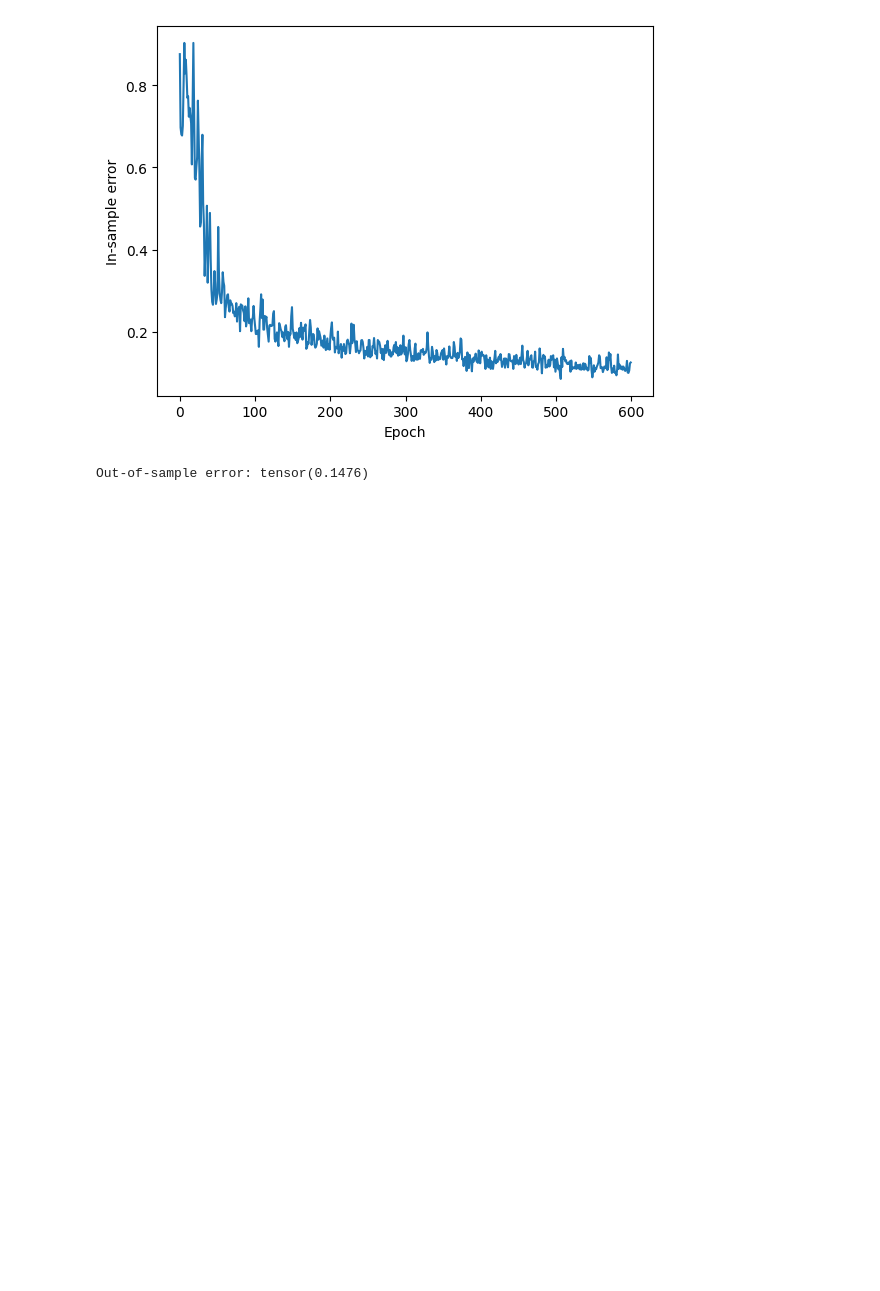
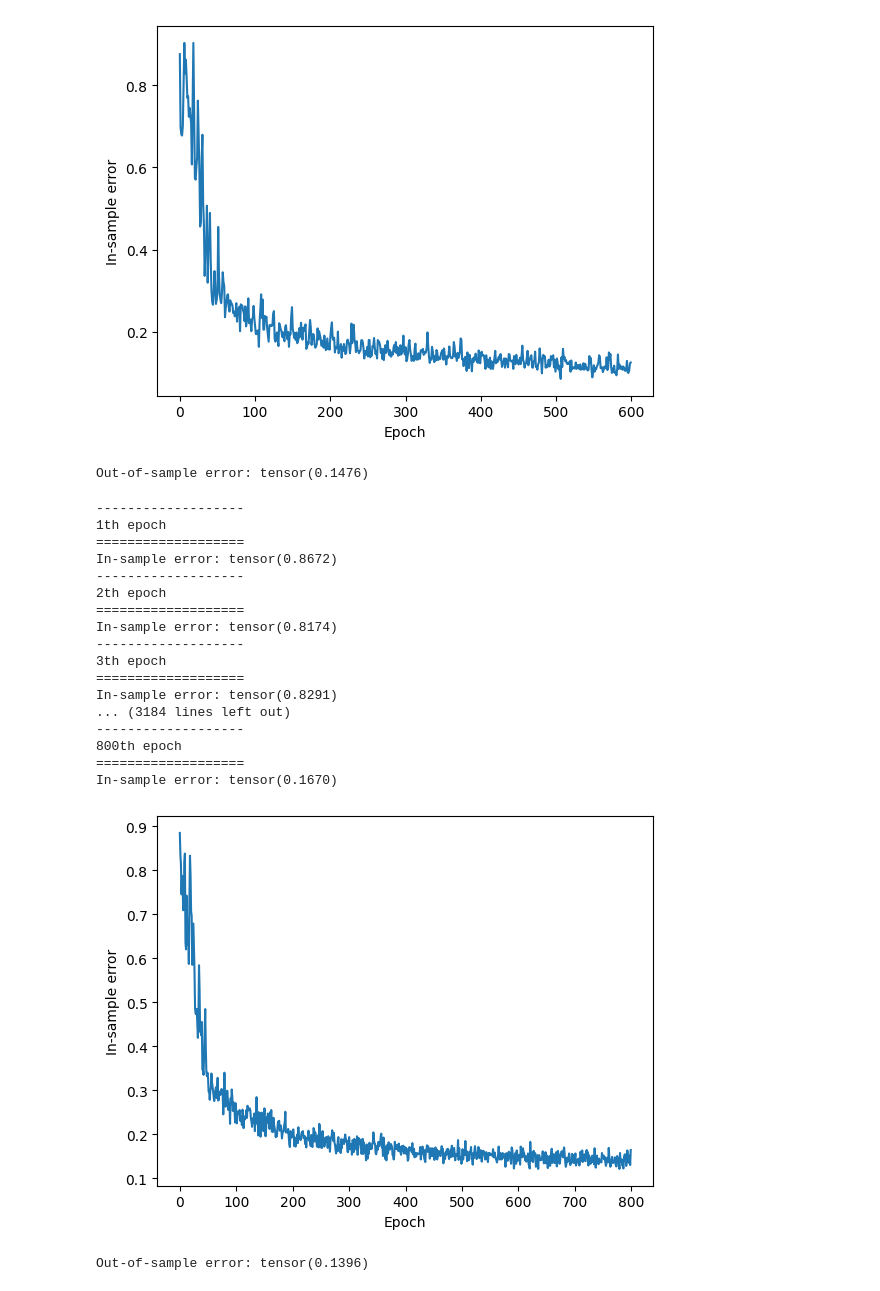
Before and after one commit to Bartosz-G/PyTorch-d2l-Practise, a Jupyter notebook: main.ipynb, the cells around one changed output. Saved outputs shown, nothing was run; the diff lists cells and outputs as text; code cells hidden in the pictures; blank space fills up the shorter version.

```diff
--- a/main.ipynb
+++ b/main.ipynb
@@ -531,0 +545,51 @@ Out-of-sample error: tensor(0.1476)
+# %%
+#Running a CNN with learning rate decay
+CNN2 = nn.Sequential(
+    nn.Conv2d(1,6,kernel_size=5,padding=2),nn.ReLU(),
+    nn.MaxPool2d(kernel_size=2,stride=2),
+    nn.Conv2d(6,16,kernel_size=5), nn.ReLU(),
+    nn.MaxPool2d(kernel_size=2,stride=2),
+    nn.Flatten(),
+    nn.Linear(16*5*5,120), nn.ReLU(),nn.Dropout(0.2),
+    nn.Linear(120,84), nn.ReLU(),nn.Dropout(0.2),
+    nn.Linear(84,10))
+
+def xavier_init(m):
+    if type(m)== nn.Linear:
+        nn.init.xavier_uniform_(m.weight)
+
+CNN2.apply(xavier_init)
+
+
+CNN2_loss = nn.CrossEntropyLoss(reduction='none')
+
+CNN2_trainer = torch.optim.SGD(CNN2.parameters(),lr = 0.3)
+
+CNN2_scheduler = torch.optim.lr_scheduler.MultiStepLR(CNN2_trainer,milestones=[50,100,200,400,600,700],gamma=0.8)
+# %%
+#Training our model with decaying learning rate scheduled at 50'th and 600'th epoch
+CNN2_training = Gradient_Img_Trainer(CNN2,mnist_train_iter,CNN2_loss,CNN2_trainer,mnist_test_iter)
+CNN2_training.Train(800, print_error=True, graph=True, scheduler=CNN2_scheduler)
+# %% [output]
+-------------------
+1th epoch
+===================
+In-sample error: tensor(0.8672)
+-------------------
+2th epoch
+===================
+In-sample error: tensor(0.8174)
+-------------------
+3th epoch
+===================
+In-sample error: tensor(0.8291)
+... (3184 lines left out)
+-------------------
+800th epoch
+===================
+In-sample error: tensor(0.1670)
+[figure, added]
+# %%
+CNN2_training.Test()
+# %% [output]
+Out-of-sample error: tensor(0.1396)
```
Also changed, not shown: parts of 3 cells of this notebook, 1 other file.
